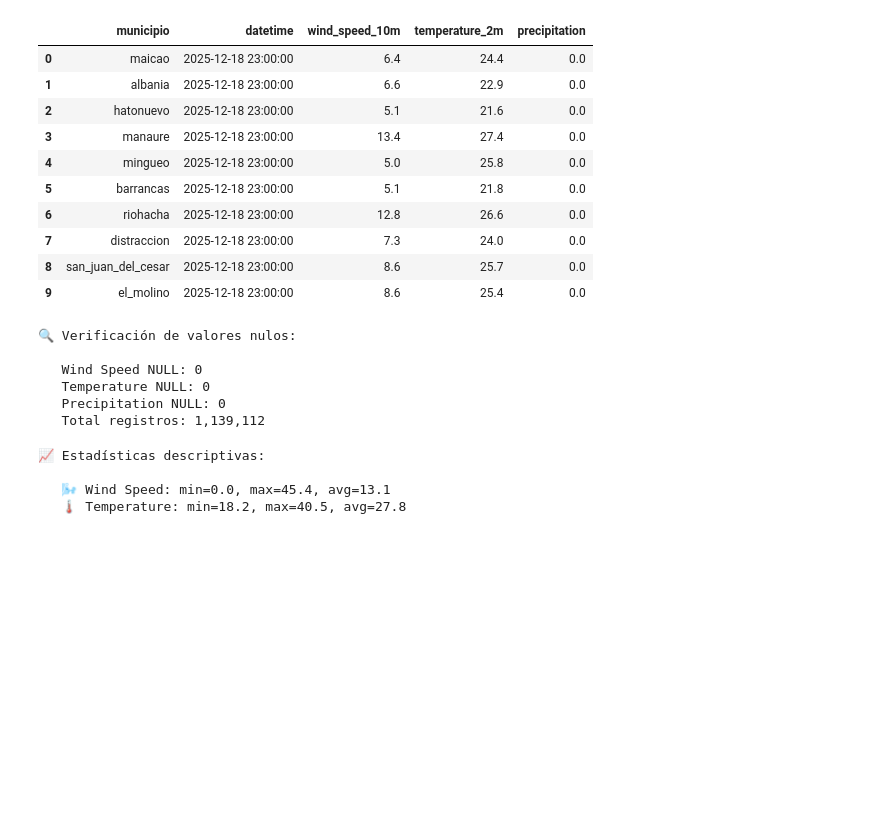
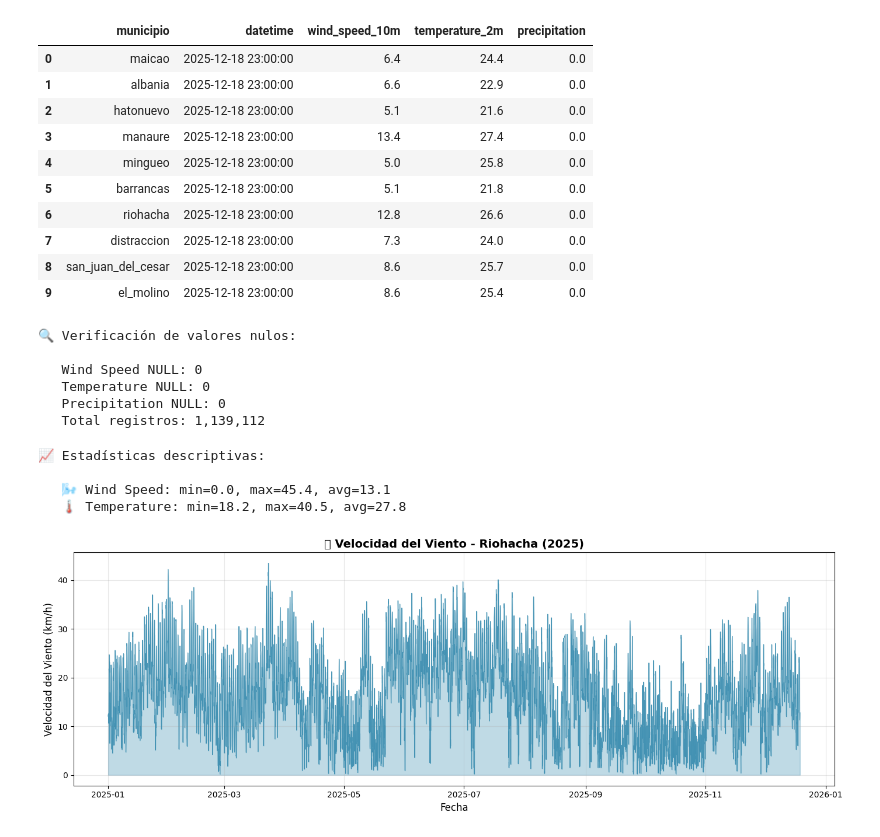
Before and after one commit to ealeongomez/GuajiraClimateAgents, a Jupyter notebook: notebooks/08_checkDB.ipynb, the cells around one changed output. Cells and saved outputs as stored; diff of their text form; code cells hidden in the pictures; blank space fills up the shorter version.

```diff
--- a/notebooks/08_checkDB.ipynb
+++ b/notebooks/08_checkDB.ipynb
@@ -195,3 +196,34 @@ print(f"   🌡️ Temperature: min={df_desc['min_temp'].iloc[0]:.1f}, max={df_d
 
    🌬️ Wind Speed: min=0.0, max=45.4, avg=13.1
    🌡️ Temperature: min=18.2, max=40.5, avg=27.8
+# %%
+# Obtener datos de un municipio
+conn = get_connection()
+
+query = """
+    SELECT datetime, wind_speed_10m, temperature_2m
+    FROM climate_observations
+    WHERE municipio = 'riohacha'
+    AND datetime >= '2025-01-01'
+    ORDER BY datetime
+"""
+
+df = pd.read_sql(query, conn)
+df['datetime'] = pd.to_datetime(df['datetime'])
+conn.close()
+
+# Crear gráfica
+fig, ax = plt.subplots(figsize=(14, 5))
+
+ax.plot(df['datetime'], df['wind_speed_10m'], color='#2E86AB', linewidth=0.8, alpha=0.8)
+ax.fill_between(df['datetime'], df['wind_speed_10m'], alpha=0.3, color='#2E86AB')
+
+ax.set_xlabel('Fecha', fontsize=12)
+ax.set_ylabel('Velocidad del Viento (km/h)', fontsize=12)
+ax.set_title('🌬️ Velocidad del Viento - Riohacha (2025)', fontsize=14, fontweight='bold')
+ax.grid(True, alpha=0.3)
+
+plt.tight_layout()
+plt.show()
+# %% [output]
+[figure, added]
```
Also changed, not shown: parts of 5 cells of this notebook.
